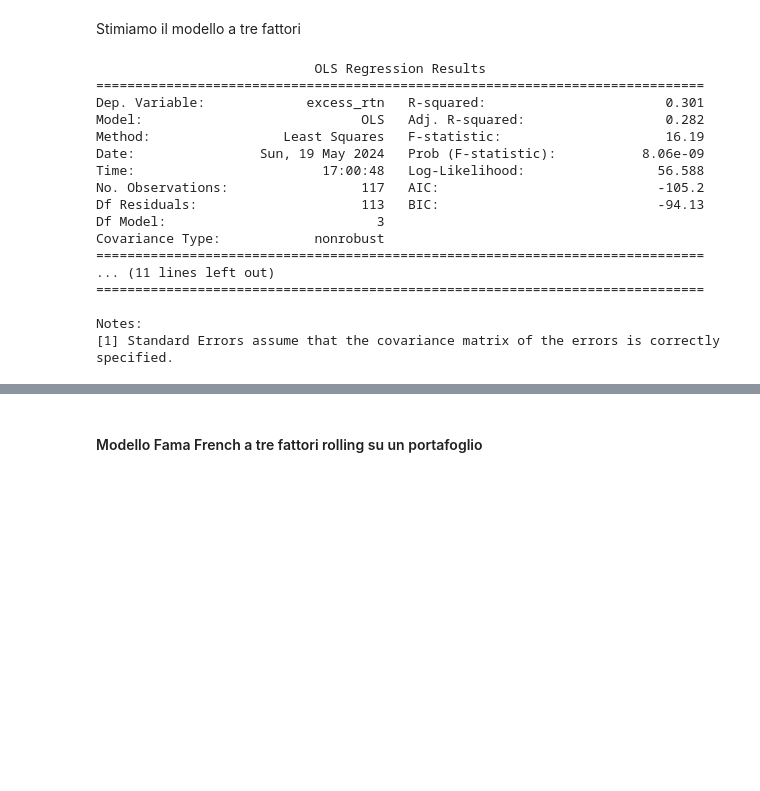
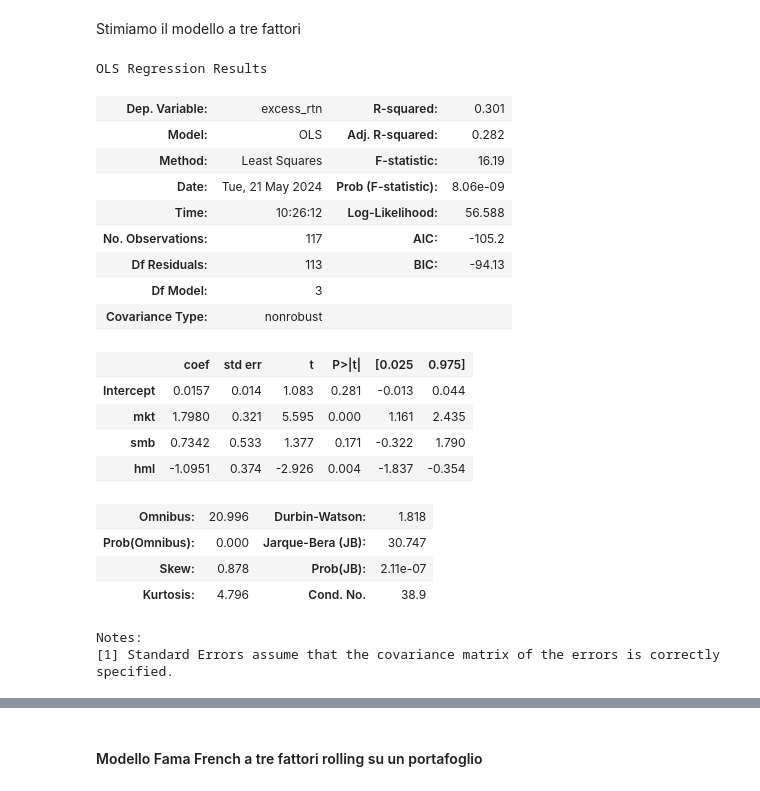
Before and after one commit to Pynci/business-intelligence, a Jupyter notebook: lezioni/Lezione_6_20240506/CAPM_2.ipynb, the cells around one changed output, grey strips where cells are left out. Drawn from its saved outputs; the diff is of its cells as text; code cells hidden in the pictures; blank space fills up the shorter version.

Commit message:
Fino al modello Fama French a tre fattori rolling

```diff
--- a/lezioni/Lezione_6_20240506/CAPM_2.ipynb
+++ b/lezioni/Lezione_6_20240506/CAPM_2.ipynb
@@ -438,7 +451,7 @@ asset_df = yf.download(risky_asset, start_date, end_date)
 # %% [output]
 [*********************100%%**********************]  1 of 1 completed
 # %%
-y = asset_df['Adj Close'].resample('M').last().pct_change().dropna()
+y = asset_df['Adj Close'].resample('ME').last().pct_change().dropna()
 # %%
 y.index = y.index.strftime('%Y-%m')
 # %%
@@ -473,22 +486,26 @@ Stimiamo il modello a tre fattori
 # %%
 import statsmodels.formula.api as smf
 ff_model = smf.ols(formula = 'excess_rtn ~ mkt + smb + hml', data = ff_data).fit()
-print(ff_model.summary())
+ff_model.summary()
 # %% [output]
-                            OLS Regression Results
-==============================================================================
-Dep. Variable:             excess_rtn   R-squared:                       0.301
-Model:                            OLS   Adj. R-squared:                  0.282
-Method:                 Least Squares   F-statistic:                     16.19
-Date:                Sun, 19 May 2024   Prob (F-statistic):           8.06e-09
-Time:                        17:00:48   Log-Likelihood:                 56.588
-No. Observations:                 117   AIC:                            -105.2
-Df Residuals:                     113   BIC:                            -94.13
-Df Model:                           3
-Covariance Type:            nonrobust
-==============================================================================
-... (11 lines left out)
-==============================================================================
-
-Notes:
-[1] Standard Errors assume that the covariance matrix of the errors is correctly specified.
+OLS Regression Results
+| Dep. Variable: | excess_rtn | R-squared: | 0.301 |
+| Model: | OLS | Adj. R-squared: | 0.282 |
+| Method: | Least Squares | F-statistic: | 16.19 |
+| Date: | Tue, 21 May 2024 | Prob (F-statistic): | 8.06e-09 |
+| Time: | 10:26:12 | Log-Likelihood: | 56.588 |
+| No. Observations: | 117 | AIC: | -105.2 |
+| Df Residuals: | 113 | BIC: | -94.13 |
+| Df Model: | 3 |  |  |
+| Covariance Type: | nonrobust |  |  |
+|  | coef | std err | t | P>|t| | [0.025 | 0.975] |
+| Intercept | 0.0157 | 0.014 | 1.083 | 0.281 | -0.013 | 0.044 |
+| mkt | 1.7980 | 0.321 | 5.595 | 0.000 | 1.161 | 2.435 |
+| smb | 0.7342 | 0.533 | 1.377 | 0.171 | -0.322 | 1.790 |
+| hml | -1.0951 | 0.374 | -2.926 | 0.004 | -1.837 | -0.354 |
+| Omnibus: | 20.996 | Durbin-Watson: | 1.818 |
+| Prob(Omnibus): | 0.000 | Jarque-Bera (JB): | 30.747 |
+| Skew: | 0.878 | Prob(JB): | 2.11e-07 |
+| Kurtosis: | 4.796 | Cond. No. | 38.9 |
+Notes:
+[1] Standard Errors assume that the covariance matrix of the errors is correctly specified.
```
Also changed, not shown: parts of 11 cells of this notebook.
